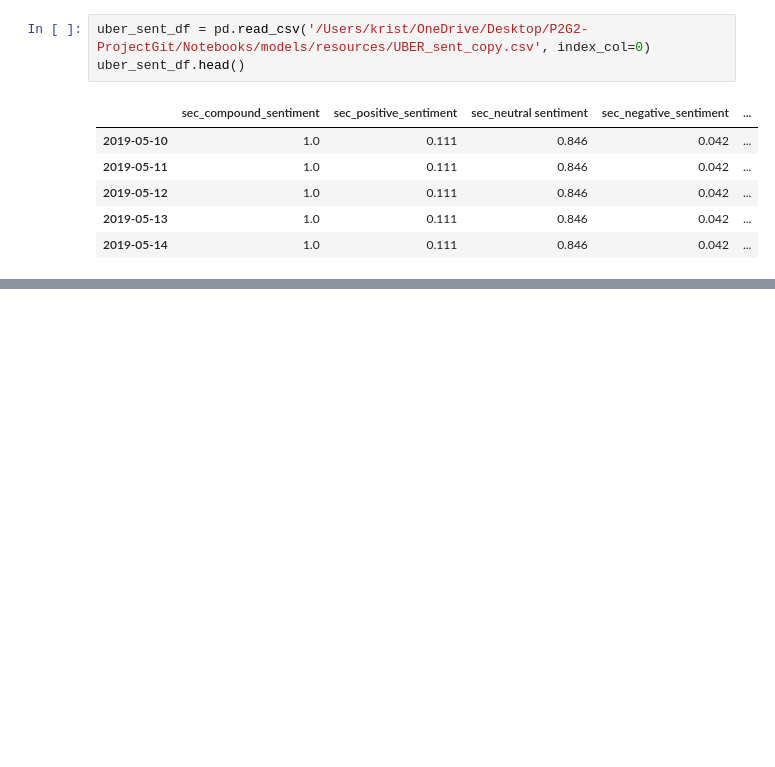
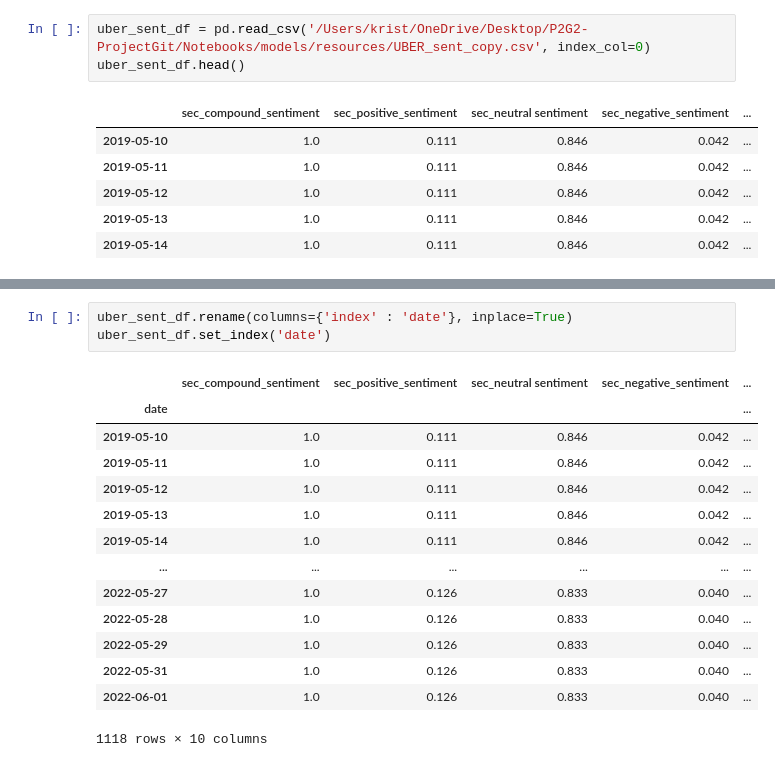
Before and after one commit to JoeHGeoghegan/P2G2-ProjectGit, a Jupyter notebook: Notebooks/models/UBER/LSTM_model_uber copy.ipynb, the cells around one changed output, grey strips where cells are left out. Drawn from its saved outputs; the diff is of its cells as text; blank space fills up the shorter version.

```diff
--- a/Notebooks/models/UBER/LSTM_model_uber copy.ipynb
+++ b/Notebooks/models/UBER/LSTM_model_uber copy.ipynb
@@ -23 +41,19 @@ uber_sent_df.head()
+# %%
+uber_sent_df.rename(columns={'index' : 'date'}, inplace=True)
+uber_sent_df.set_index('date')
+# %% [output]
+|  | sec_compound_sentiment | sec_positive_sentiment | sec_neutral sentiment | sec_negative_sentiment | ... |
+| date |  |  |  |  | ... |
+| 2019-05-10 | 1.0 | 0.111 | 0.846 | 0.042 | ... |
+| 2019-05-11 | 1.0 | 0.111 | 0.846 | 0.042 | ... |
+| 2019-05-12 | 1.0 | 0.111 | 0.846 | 0.042 | ... |
+| 2019-05-13 | 1.0 | 0.111 | 0.846 | 0.042 | ... |
+| 2019-05-14 | 1.0 | 0.111 | 0.846 | 0.042 | ... |
+| ... | ... | ... | ... | ... | ... |
+| 2022-05-27 | 1.0 | 0.126 | 0.833 | 0.040 | ... |
+| 2022-05-28 | 1.0 | 0.126 | 0.833 | 0.040 | ... |
+| 2022-05-29 | 1.0 | 0.126 | 0.833 | 0.040 | ... |
+| 2022-05-31 | 1.0 | 0.126 | 0.833 | 0.040 | ... |
+| 2022-06-01 | 1.0 | 0.126 | 0.833 | 0.040 | ... |
+1118 rows × 10 columns
 # %%
```
Also changed, not shown: parts of 15 cells of this notebook.
